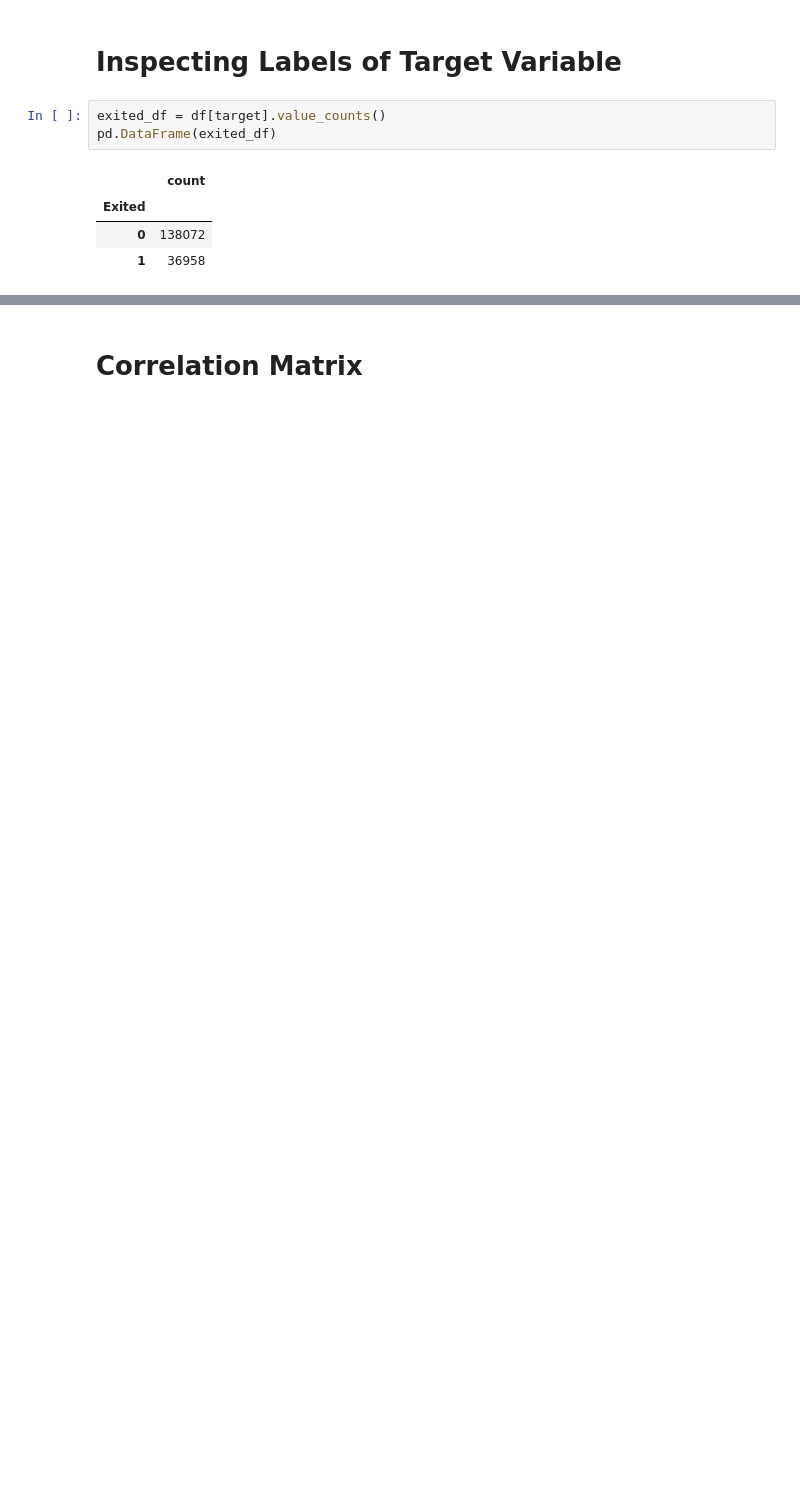
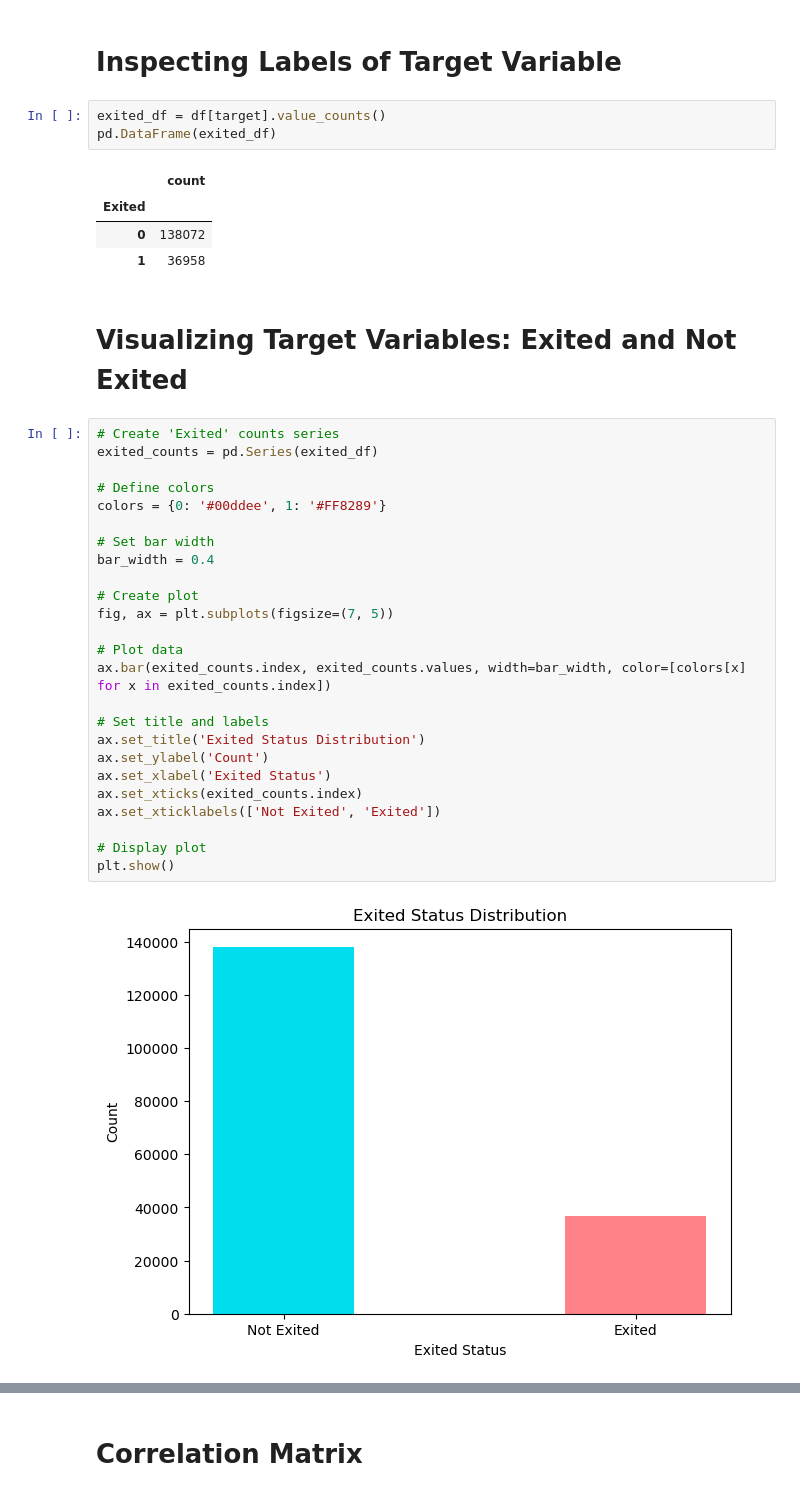
Before and after one commit to devbilalkhan/bank-churn, a Jupyter notebook: bank_churn.ipynb, the cells around one changed output, grey strips where cells are left out. Drawn from its saved outputs; the diff is of its cells as text; blank space fills up the shorter version.

```diff
--- a/bank_churn.ipynb
+++ b/bank_churn.ipynb
@@ -310,3 +408,32 @@ pd.DataFrame(exited_df)
 | Exited |  |
 | 0 | 138072 |
 | 1 | 36958 |
+# %% [markdown]
+# Visualizing Target Variables: Exited and Not Exited
+# %%
+# Create 'Exited' counts series
+exited_counts = pd.Series(exited_df)
+
+# Define colors
+colors = {0: '#00ddee', 1: '#FF8289'}
+
+# Set bar width
+bar_width = 0.4
+
+# Create plot
+fig, ax = plt.subplots(figsize=(7, 5))
+
+# Plot data
+ax.bar(exited_counts.index, exited_counts.values, width=bar_width, color=[colors[x] for x in exited_counts.index])
+
+# Set title and labels
+ax.set_title('Exited Status Distribution')
+ax.set_ylabel('Count')
+ax.set_xlabel('Exited Status')
+ax.set_xticks(exited_counts.index)
+ax.set_xticklabels(['Not Exited', 'Exited'])
+
+# Display plot
+plt.show()
+# %% [output]
+[figure, added]
```
Also changed, not shown: parts of 58 cells of this notebook.
